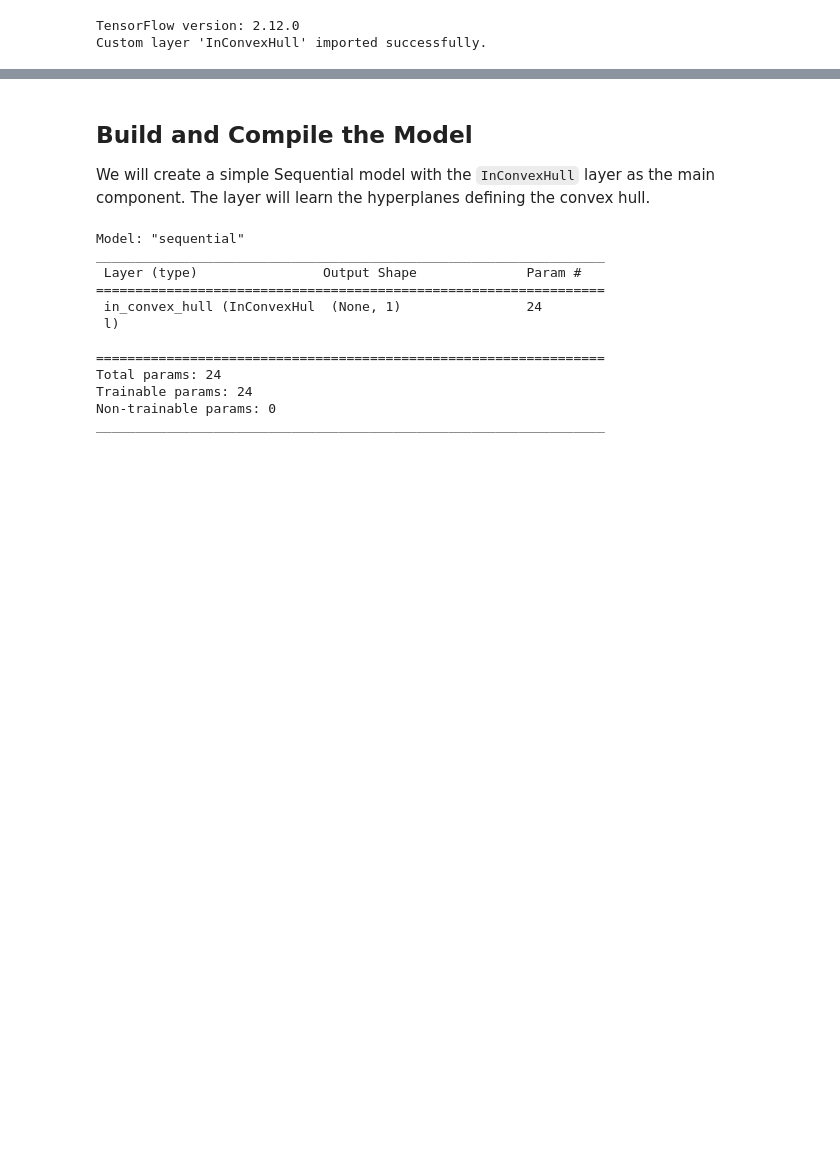
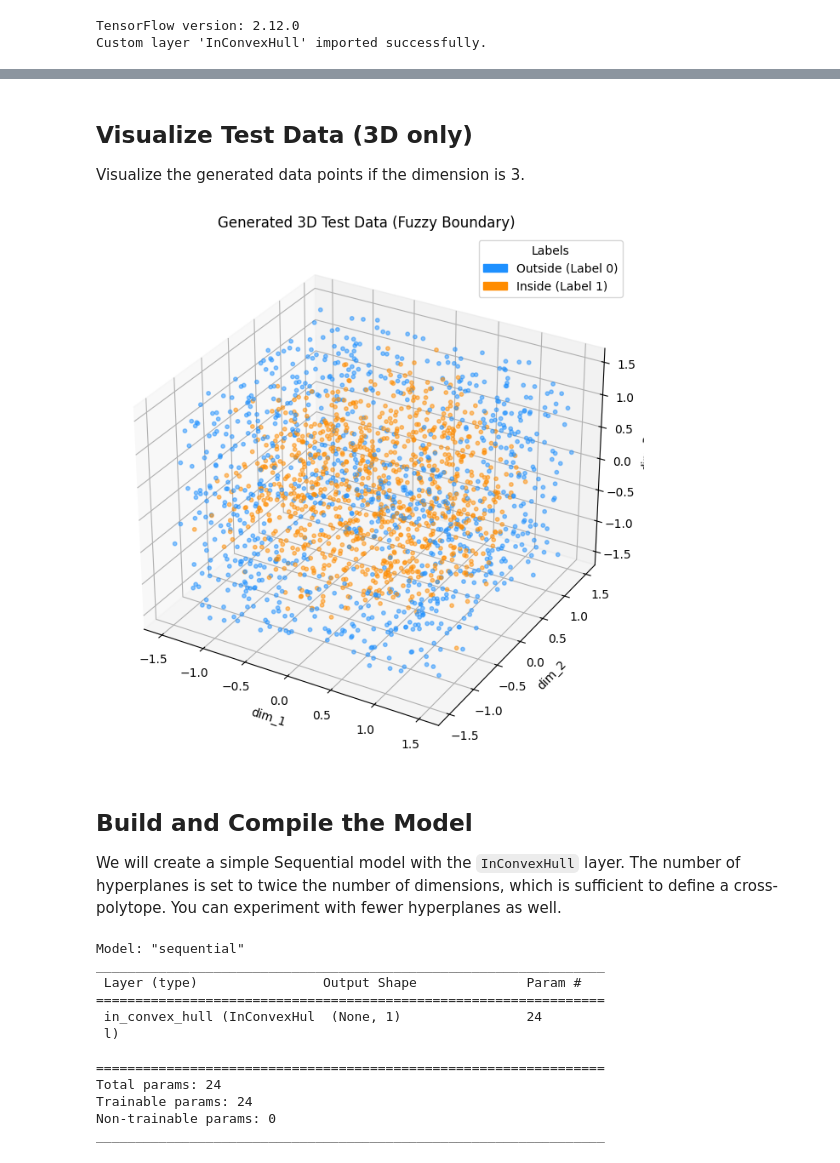
Before and after one commit to thilobru/convexnetworking, a Jupyter notebook: Test.ipynb, the cells around one changed output, grey strips where cells are left out. Saved outputs shown, nothing was run; the diff lists cells and outputs as text; code cells hidden in the pictures; blank space fills up the shorter version.

```diff
--- a/Test.ipynb
+++ b/Test.ipynb
@@ -64,6 +97,42 @@ Generated 1000 samples with 3 dimensions.
+# %% [markdown]
+## Visualize Test Data (3D only)
+
+Visualize the generated data points if the dimension is 3.
+# %%
+if n_dim == 3:
+    fig = plt.figure(figsize = (10,8))
+    ax = fig.add_subplot(111, projection='3d')
+
+    # Separate points by their label (1 for inside, 0 for outside)
+    df_viz = pd.DataFrame(xs, columns=[f'dim_{i+1}' for i in range(n_dim)])
+    df_viz['label'] = ys
+
+    # For fuzzy data, visualizing color transitions might be more informative
+    # Plotting all points and coloring by label probability or just the assigned label
+
+    # Option 1: Color by assigned label (shows the fuzzy boundary visually)
+    colors = ['dodgerblue' if label == 0 else 'darkorange' for label in df_viz['label']]
+    scatter = ax.scatter(df_viz.iloc[:,0], df_viz.iloc[:,1], df_viz.iloc[:,2], c=colors, s=10, alpha=0.5)
+
+    # Create a legend manually since colors are assigned per point
+    import matplotlib.patches as mpatches
+    labels = ['Outside (Label 0)', 'Inside (Label 1)']
+    handles = [mpatches.Patch(color='dodgerblue', label='Outside (Label 0)'),
+               mpatches.Patch(color='darkorange', label='Inside (Label 1)')]
+    ax.legend(handles=handles, title='Labels')
+
+    ax.set_xlabel(column_names[0])
+    ax.set_ylabel(column_names[1])
+    ax.set_zlabel(column_names[2])
+    plt.title('Generated 3D Test Data (Fuzzy Boundary)')
+    plt.show()
+else:
+    print(f"Data dimension ({n_dim}) is not 3. Skipping 3D data visualization.")
+# %% [output]
+[figure, added]
 # %% [markdown]
 ## Build and Compile the Model
 
-We will create a simple Sequential model with the `InConvexHull` layer as the main component. The layer will learn the hyperplanes defining the convex hull.
+We will create a simple Sequential model with the `InConvexHull` layer. The number of hyperplanes is set to twice the number of dimensions, which is sufficient to define a cross-polytope. You can experiment with fewer hyperplanes as well.
 # %%
 # Define the model using the custom layer
```
Also changed, not shown: parts of 16 cells of this notebook, 2 other files.
